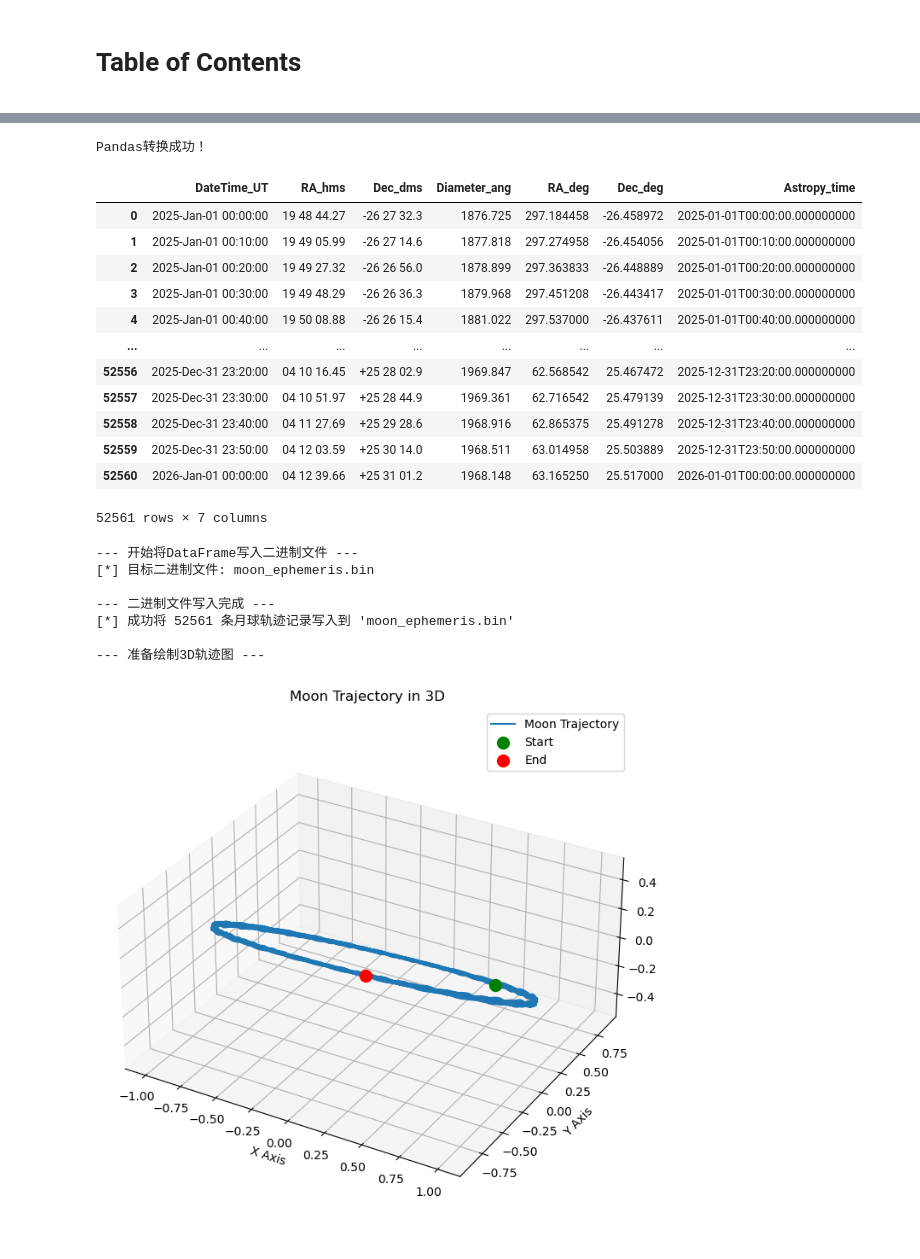
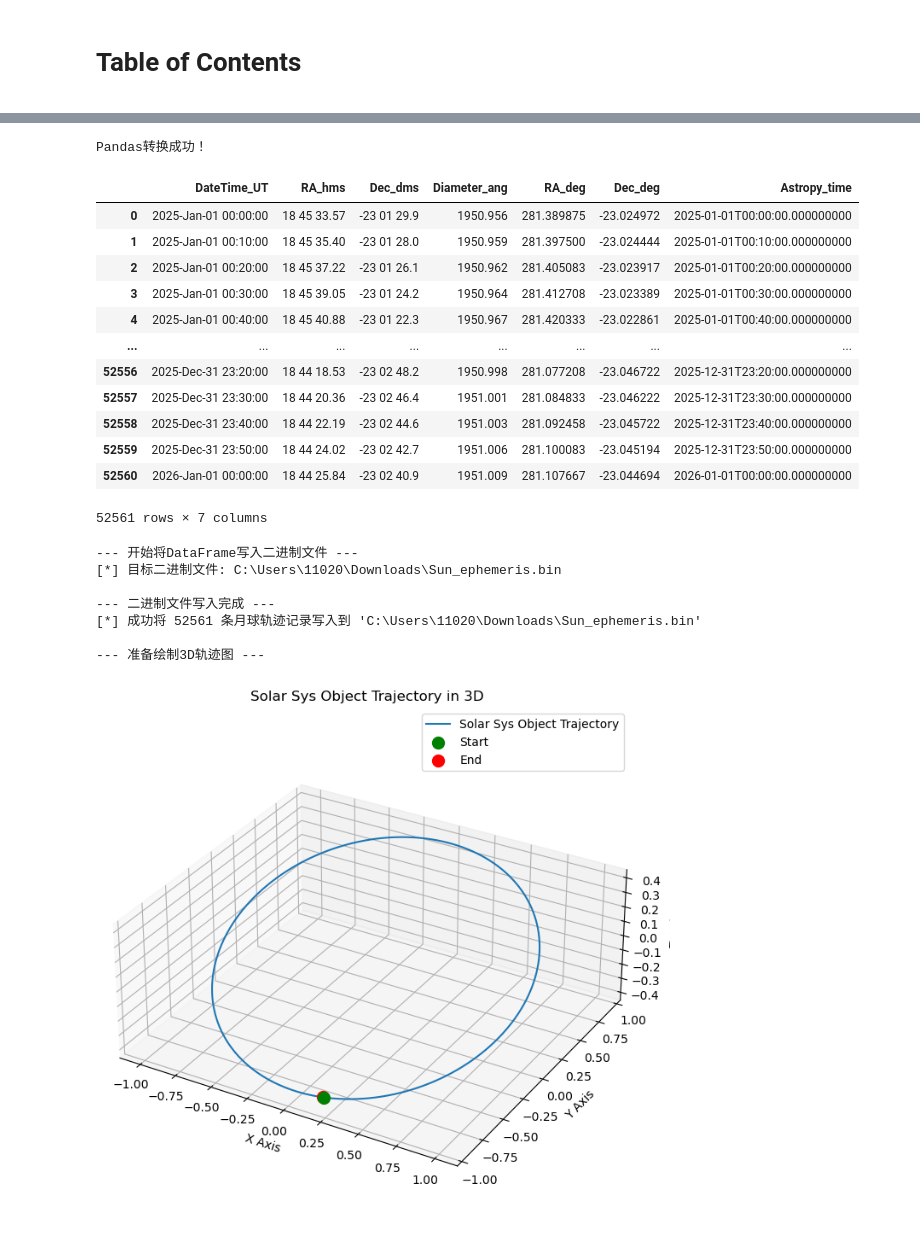
Before and after one commit to AstroBBQ/AstroSim_Tools, a Jupyter notebook: Moon_Ephemeris.ipynb, the cells around one changed output, grey strips where cells are left out. Drawn from its saved outputs; the diff is of its cells as text; code cells hidden in the pictures.

```diff
--- a/Moon_Ephemeris.ipynb
+++ b/Moon_Ephemeris.ipynb
@@ -12,8 +12,9 @@ from astropy import units as u
 from astropy.coordinates import SkyCoord
 import struct
 # %%
+object_name = "Sun"
 # 定义要读取的文件名
-file_name = 'C:\\Users\\11020\\Downloads\\Moon.txt'
+file_name = 'C:\\Users\\11020\\Downloads\\%s.txt'%(object_name)
 
 # 用于存储从文件中读取的行的列表
 lines = []
@@ -178,17 +179,17 @@ except Exception as e:
 # %% [output]
 Pandas转换成功！
 |  | DateTime_UT | RA_hms | Dec_dms | Diameter_ang | RA_deg | Dec_deg | Astropy_time |
-| 0 | 2025-Jan-01 00:00:00 | 19 48 44.27 | -26 27 32.3 | 1876.725 | 297.184458 | -26.458972 | 2025-01-01T00:00:00.000000000 |
-| 1 | 2025-Jan-01 00:10:00 | 19 49 05.99 | -26 27 14.6 | 1877.818 | 297.274958 | -26.454056 | 2025-01-01T00:10:00.000000000 |
-| 2 | 2025-Jan-01 00:20:00 | 19 49 27.32 | -26 26 56.0 | 1878.899 | 297.363833 | -26.448889 | 2025-01-01T00:20:00.000000000 |
-| 3 | 2025-Jan-01 00:30:00 | 19 49 48.29 | -26 26 36.3 | 1879.968 | 297.451208 | -26.443417 | 2025-01-01T00:30:00.000000000 |
-| 4 | 2025-Jan-01 00:40:00 | 19 50 08.88 | -26 26 15.4 | 1881.022 | 297.537000 | -26.437611 | 2025-01-01T00:40:00.000000000 |
+| 0 | 2025-Jan-01 00:00:00 | 18 45 33.57 | -23 01 29.9 | 1950.956 | 281.389875 | -23.024972 | 2025-01-01T00:00:00.000000000 |
+| 1 | 2025-Jan-01 00:10:00 | 18 45 35.40 | -23 01 28.0 | 1950.959 | 281.397500 | -23.024444 | 2025-01-01T00:10:00.000000000 |
+| 2 | 2025-Jan-01 00:20:00 | 18 45 37.22 | -23 01 26.1 | 1950.962 | 281.405083 | -23.023917 | 2025-01-01T00:20:00.000000000 |
+| 3 | 2025-Jan-01 00:30:00 | 18 45 39.05 | -23 01 24.2 | 1950.964 | 281.412708 | -23.023389 | 2025-01-01T00:30:00.000000000 |
+| 4 | 2025-Jan-01 00:40:00 | 18 45 40.88 | -23 01 22.3 | 1950.967 | 281.420333 | -23.022861 | 2025-01-01T00:40:00.000000000 |
 | ... | ... | ... | ... | ... | ... | ... | ... |
-| 52556 | 2025-Dec-31 23:20:00 | 04 10 16.45 | +25 28 02.9 | 1969.847 | 62.568542 | 25.467472 | 2025-12-31T23:20:00.000000000 |
-| 52557 | 2025-Dec-31 23:30:00 | 04 10 51.97 | +25 28 44.9 | 1969.361 | 62.716542 | 25.479139 | 2025-12-31T23:30:00.000000000 |
-| 52558 | 2025-Dec-31 23:40:00 | 04 11 27.69 | +25 29 28.6 | 1968.916 | 62.865375 | 25.491278 | 2025-12-31T23:40:00.000000000 |
-| 52559 | 2025-Dec-31 23:50:00 | 04 12 03.59 | +25 30 14.0 | 1968.511 | 63.014958 | 25.503889 | 2025-12-31T23:50:00.000000000 |
-| 52560 | 2026-Jan-01 00:00:00 | 04 12 39.66 | +25 31 01.2 | 1968.148 | 63.165250 | 25.517000 | 2026-01-01T00:00:00.000000000 |
+| 52556 | 2025-Dec-31 23:20:00 | 18 44 18.53 | -23 02 48.2 | 1950.998 | 281.077208 | -23.046722 | 2025-12-31T23:20:00.000000000 |
+| 52557 | 2025-Dec-31 23:30:00 | 18 44 20.36 | -23 02 46.4 | 1951.001 | 281.084833 | -23.046222 | 2025-12-31T23:30:00.000000000 |
+| 52558 | 2025-Dec-31 23:40:00 | 18 44 22.19 | -23 02 44.6 | 1951.003 | 281.092458 | -23.045722 | 2025-12-31T23:40:00.000000000 |
+| 52559 | 2025-Dec-31 23:50:00 | 18 44 24.02 | -23 02 42.7 | 1951.006 | 281.100083 | -23.045194 | 2025-12-31T23:50:00.000000000 |
+| 52560 | 2026-Jan-01 00:00:00 | 18 44 25.84 | -23 02 40.9 | 1951.009 | 281.107667 | -23.044694 | 2026-01-01T00:00:00.000000000 |
 52561 rows × 7 columns
 # %%
 def save_moon_df_to_binary(df: pd.DataFrame, binary_path: str):
@@ -232,7 +233,7 @@ def save_moon_df_to_binary(df: pd.DataFrame, binary_path: str):
                 z = coord.cartesian.z.value
                 cartesian_icrs = np.array([x, y, z])
 
-                ue_pos = (cartesian_icrs[0], -cartesian_icrs[1], cartesian_icrs[2])
+                ue_pos = (cartesian_icrs[0], cartesian_icrs[1], cartesian_icrs[2])
 
                 # 新增：将UE坐标点添加到列表中
                 trajectory_points.append(ue_pos)
@@ -270,7 +271,7 @@ def plot_trajectory_3d(points):
     ax = fig.add_subplot(111, projection='3d')
 
     # 绘制轨迹线
-    ax.plot(x_coords, y_coords, z_coords, label='Moon Trajectory')
+    ax.plot(x_coords, y_coords, z_coords, label='Solar Sys Object Trajectory')
 
     # 标记起点和终点
     ax.scatter(x_coords[0], y_coords[0], z_coords[0], color='green', s=100, label='Start')
@@ -280,7 +281,7 @@ def plot_trajectory_3d(points):
     ax.set_xlabel('X Axis')
     ax.set_ylabel('Y Axis')
     ax.set_zlabel('Z Axis')
-    ax.set_title('Moon Trajectory in 3D')
+    ax.set_title('Solar Sys Object Trajectory in 3D')
 
     # 设置相等的坐标轴比例，使轨迹看起来更像球面上的路径
     ax.set_aspect('equal', adjustable='box')
@@ -290,25 +291,25 @@ def plot_trajectory_3d(points):
 # %%
 # --- 运行主流程：生成二进制文件并绘图 ---
 
 # 检查 'df' 是否已成功创建
 if 'df' in locals() and not df.empty:
-    OUTPUT_MOON_BINARY = 'moon_ephemeris.bin'
+    OUTPUT_MOON_BINARY = 'C:\\Users\\11020\\Downloads\\%s_ephemeris.bin'%(object_name)
 
     # 调用函数，它现在会返回轨迹点
     trajectory = save_moon_df_to_binary(df, OUTPUT_MOON_BINARY)
 
     # 如果成功获取了轨迹点，则调用绘图函数
     if trajectory:
         print("\n--- 准备绘制3D轨迹图 ---")
         plot_trajectory_3d(trajectory)
 else:
-    print("未能运行，因为月球数据DataFrame ('df') 不存在或为空。")
+    print("未能运行，因为行星/太阳数据DataFrame ('df') 不存在或为空。")
 # %% [output]
 --- 开始将DataFrame写入二进制文件 ---
-[*] 目标二进制文件: moon_ephemeris.bin
+[*] 目标二进制文件: C:\Users\11020\Downloads\Sun_ephemeris.bin
 
 --- 二进制文件写入完成 ---
-[*] 成功将 52561 条月球轨迹记录写入到 'moon_ephemeris.bin'
+[*] 成功将 52561 条月球轨迹记录写入到 'C:\Users\11020\Downloads\Sun_ephemeris.bin'
 
 --- 准备绘制3D轨迹图 ---
-[figure, old version]
+[figure, new version]
```
Also changed, not shown: parts of 4 cells of this notebook.
